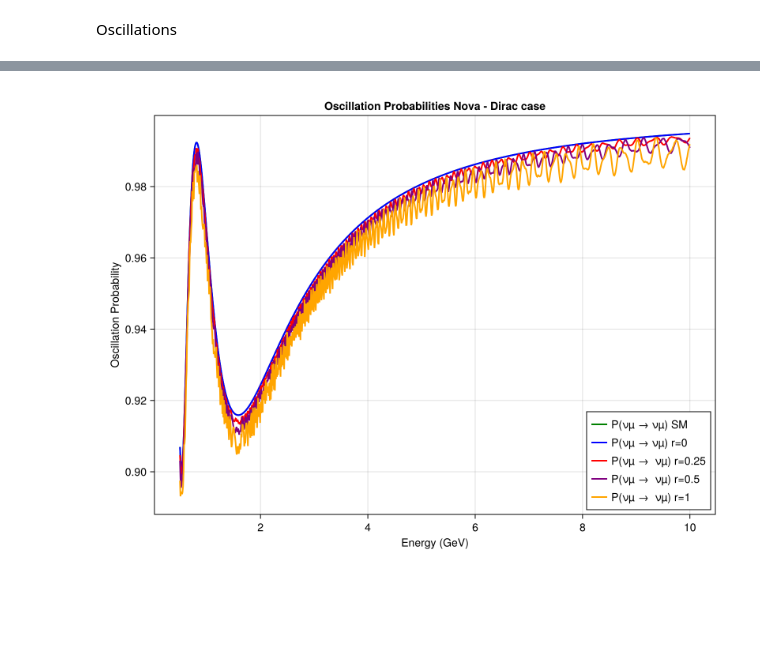
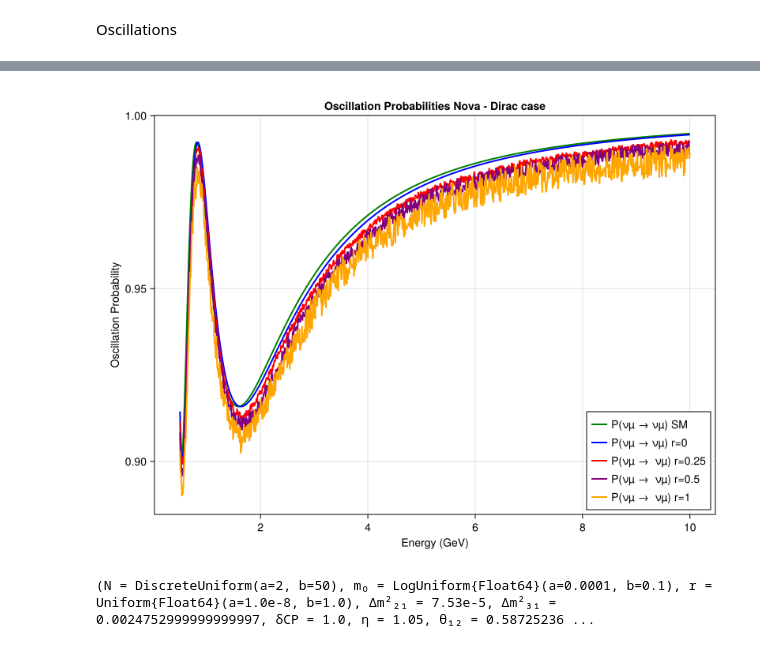
Before and after one commit to philippeller/Newtrinos.jl, a Jupyter notebook: notebooks/nova.ipynb, the cells around one changed output, grey strips where cells are left out. Saved outputs shown, nothing was run; the diff lists cells and outputs as text; code cells hidden in the pictures; blank space fills up the shorter version.

```diff
--- a/notebooks/nova.ipynb
+++ b/notebooks/nova.ipynb
@@ -34,7 +39,7 @@ Status `~/.julia/environments/myenv/Project.toml`
 Info Packages marked with ⌃ and ⌅ have new versions available. Those with ⌃ may be upgradable, but those with ⌅ are restricted by compatibility constraints from upgrading. To see why use `status --out ...
 # %%
 osc_cfg = Newtrinos.osc.OscillationConfig(
-    flavour=Newtrinos.osc.ThreeFlavour(),
+    flavour=Newtrinos.osc.NNM(),
     propagation=Newtrinos.osc.Basic(),
     states=Newtrinos.osc.All(),
     interaction=Newtrinos.osc.SI()
@@ -315,7 +347,7 @@ probab_10 = osc_prob(collect(E_range), L_vec, p_10; anti=false)
 probab_20 = osc_prob(collect(E_range), L_vec, p_20; anti=false)
 probab_50 = osc_prob(collect(E_range), L_vec, p_50; anti=false)
 
-p_0 = merge(p, (r = ftype(0),))
+p_0 = merge(p, (r = ftype(1e-8),))
 p_025 = merge(p,  (r = ftype(0.25),))
 p_05 = merge(p,  (r = ftype(0.5),))
 p_1 = merge(p,  (r = ftype(1),))
@@ -370,23 +402,52 @@ fig
 # %%
 
 fig = Figure(size=(800, 600))
 ax = Axis(fig[1,1],
     xlabel = "Energy (GeV)",
     ylabel = "Oscillation Probability",
     title = "Oscillation Probabilities Nova - Dirac case"
 )
 
 # Plot the lines
 lines!(ax, E_range, probab_SM[:, 1, 1, 1], label="P(νµ → νµ) SM", linewidth=2, color=:green)
 lines!(ax, E_range, probab_0[:, 1, 1, 1], label="P(νµ → νµ) r=0", linewidth=2, color=:blue)
 lines!(ax, E_range, probab_025[:, 1, 1, 1], label="P(νµ →  νµ) r=0.25", linewidth=2, color=:red)
 lines!(ax, E_range, probab_05[:, 1, 1, 1], label="P(νµ →  νµ) r=0.5", linewidth=2, color=:purple)
 lines!(ax, E_range, probab_1[:, 1, 1, 1], label="P(νµ →  νµ) r=1", linewidth=2, color=:orange)
 
 # Add legend and set limits
 axislegend(ax, position=:rb)
-save("/home/sofialon/Newtrinos.jl/natural plot/nova/osc_nova_r_dirac.png", fig)
+#save("/home/sofialon/Newtrinos.jl/natural plot/nova/osc_nova_r_dirac.png", fig)
 
 fig
 # %% [output]
-[figure, old version]
+[figure, new version]
+# %%
+all_priors = Newtrinos.get_priors(experiments)
+
+
+vars_to_scan = (r=31, N=31)
+#vars_to_scan=(m₀=31,   N=31)
+
+modified_priors = (
+    N = DiscreteUniform(2, 50),
+    m₀ =LogUniform(1e-4, 0.1),
+    r =Uniform(1e-8, 1.0),#all_priors.r,
+
+
+
+
+
+    Δm²₂₁ = p.Δm²₂₁,
+    Δm²₃₁ =p.Δm²₃₁ ,
+    δCP = p.δCP,
+
+    η=p.η,
+    θ₁₂ = p.θ₁₂,
+    θ₁₃=p.θ₁₃,
+    θ₂₃ = p.θ₂₃
+
+
+)
+# %% [output]
+(N = DiscreteUniform(a=2, b=50), m₀ = LogUniform{Float64}(a=0.0001, b=0.1), r = Uniform{Float64}(a=1.0e-8, b=1.0), Δm²₂₁ = 7.53e-5, Δm²₃₁ = 0.0024752999999999997, δCP = 1.0, η = 1.05, θ₁₂ = 0.58725236 ...
```
Also changed, not shown: parts of 13 cells of this notebook, 48 other files.
